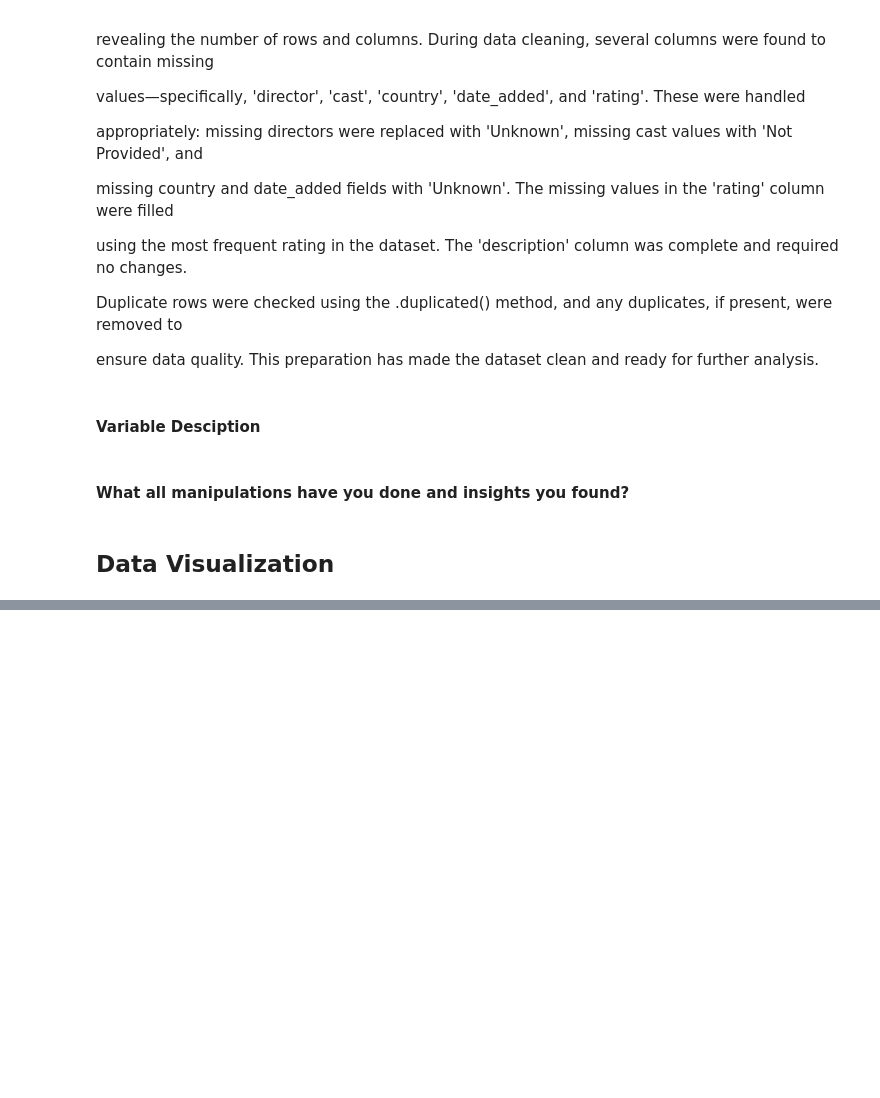
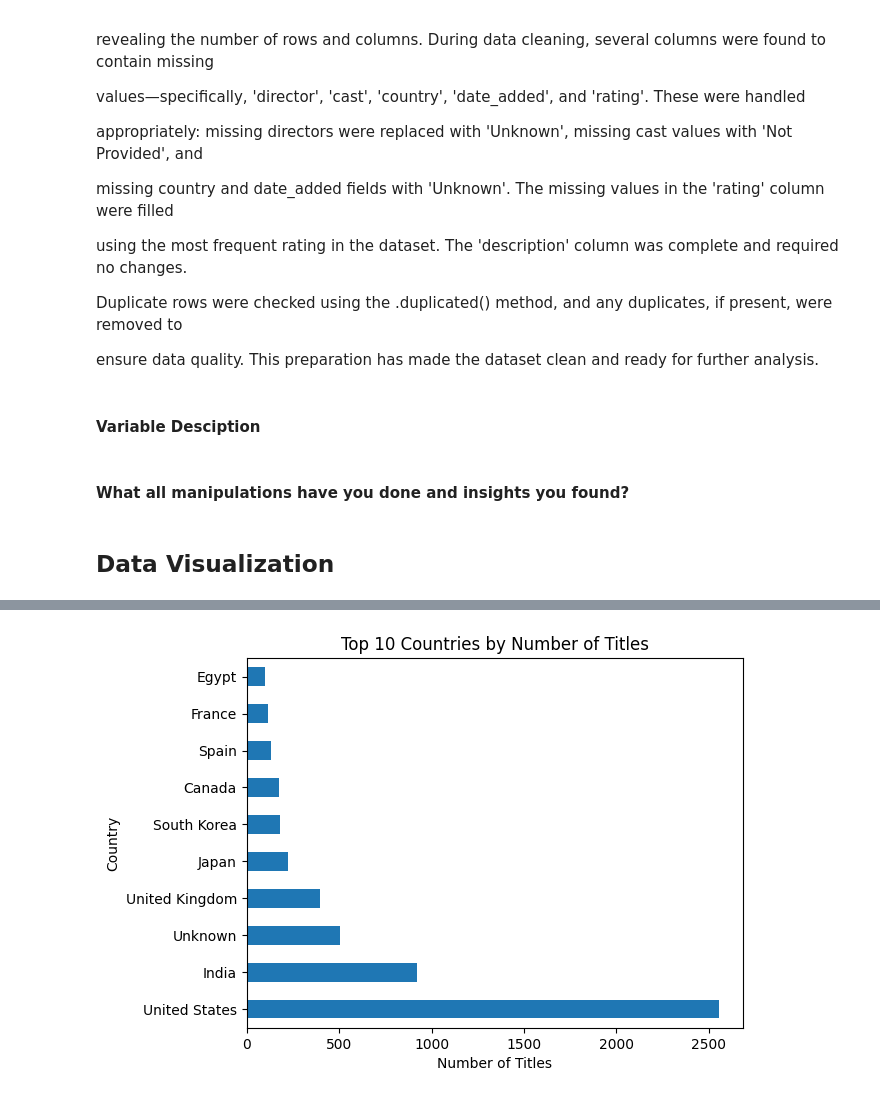
Before and after one commit to neha-dhananju/Netflix_project, a Jupyter notebook: notebooks/research.ipynb, the cells around one changed output, grey strips where cells are left out. Drawn from its saved outputs; the diff is of its cells as text; code cells hidden in the pictures; blank space fills up the shorter version.

```diff
--- a/notebooks/research.ipynb
+++ b/notebooks/research.ipynb
@@ -201,0 +232,9 @@ ensure data quality. This preparation has made the dataset clean and ready for f
+# %%
+top_countries = data['country'].value_counts().head(10)
+top_countries.plot(kind='barh')
+plt.title('Top 10 Countries by Number of Titles')
+plt.xlabel('Number of Titles')
+plt.ylabel('Country')
+plt.show()
+# %% [output]
+[figure, added]
```
Also changed, not shown: parts of 6 cells of this notebook.
